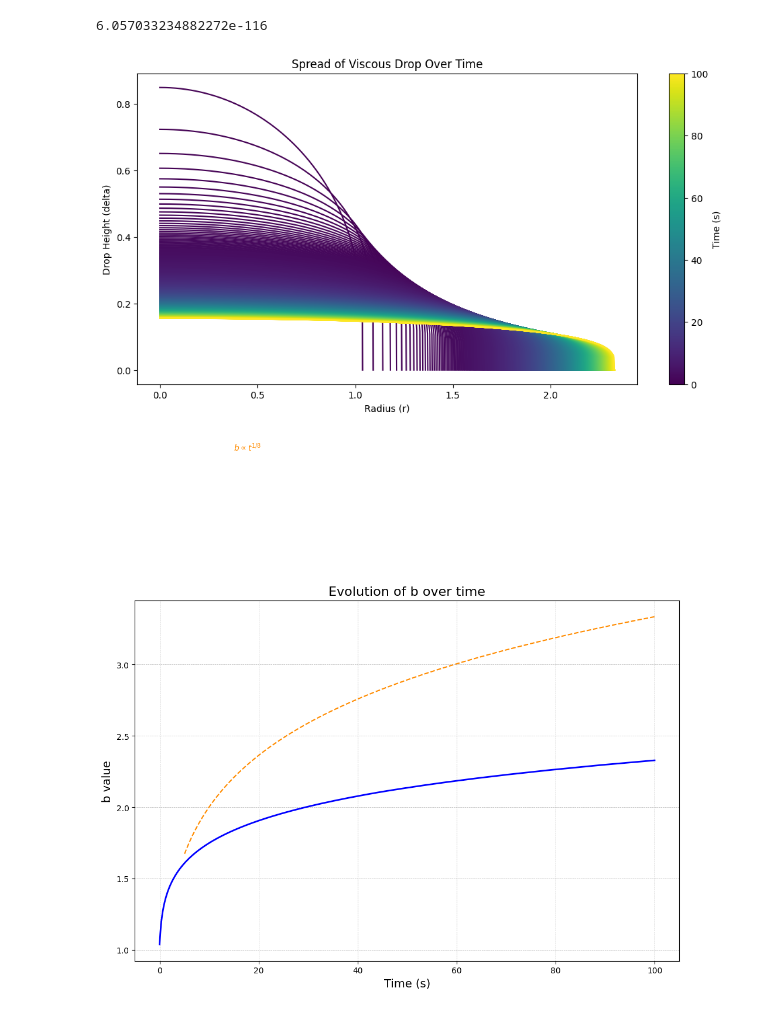
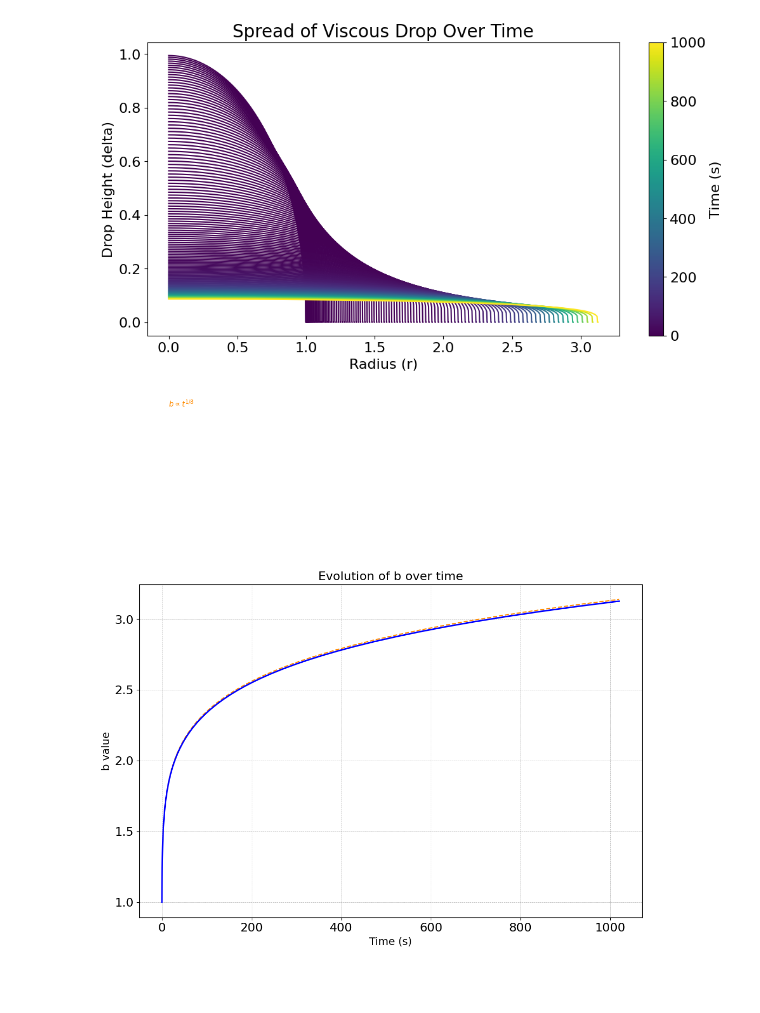
Before and after one commit to skoblens5/APC523_Project, a Jupyter notebook: src/main_notebook.ipynb, the cells around one changed output. Drawn from its saved outputs; the diff is of its cells as text; code cells hidden in the pictures; blank space fills up the shorter version.

Commit message:
implicit adaptive step working

```diff
--- a/src/main_notebook.ipynb
+++ b/src/main_notebook.ipynb
@@ -202,16 +148,9 @@ Spectral rad:1.000005691076755
 # %%
-def trapezoidal_integral(r, u):
-    integral = 0.0
-    for i in range(1, len(u)):
-        area = np.pi * (r[i]**2 - r[i-1]**2)
-        average_height = (u[i] + u[i-1]) / 2
-        integral += area * average_height
-    return integral
+from integrators import trapezoidal_integral
 
-
-def create_matrix(u, d, xi):
+def create_matrix(u, d, xi, dt):
     # Creates Matrix A for Implicit Solver A*u^{n+1} = RHS^{n}
-    k = G*DT/3/NU
+    k = G*dt/3/NU
     N = len(xi)
     dxi = xi[1] - xi[0]
     Out = np.zeros((N,N))
@@ -237,7 +176,7 @@ def create_matrix(u, d, xi):
     #print(Out)
     return Out
 
-def update_profile(delta, b, xi):
+def update_profile(delta, b, xi, V0, dt):
     delta_new = delta
     err = 1
 
@@ -250,18 +189,18 @@ def update_profile(delta, b, xi):
     err = 1
     while err > 1E-10:
         # solve for delta_new through matrix inversion
-        A = create_matrix(delta_new, b, xi)
+        A = create_matrix(delta_new, b, xi, dt)
         delta_new_2 = np.linalg.solve(A, RHS)
         err = np.abs(np.max(delta_new_2 - delta_new))
         delta_new = delta_new_2
 
     return delta_new
 
-def volume_shooting(b, xi, delta_new):
+def volume_shooting(b, xi, delta_new, V0):
     b_range = np.array((0.5*b,3*b))
     err = 1
-    #while err > 1E-6:
-    for i in range(20):
+    while err > 1E-14:
+    #for i in range(20):
         b_guess = np.mean(b_range)
         V_new = trapezoidal_integral(b_guess*xi,delta_new)
 
@@ -271,6 +210,7 @@ def volume_shooting(b, xi, delta_new):
             b_range[0] = b_guess
         else:
             break
+        err = np.abs(V_new - V0)
 
     return b_guess
 
@@ -285,19 +225,23 @@ def main_simulation():
     times = []
     deltas = []
 
-    for time in np.arange(0, SIMULATION_TIME, DT):
-        delta_new = update_profile(delta, b, xi)
-        #V_new = trapezoidal_integral(b * xi, delta_new)
-        #if V_new > 0:
-        #    b *= (V0 / V_new)**(1/3)
+    time = 0
+    dt = DT
+    while time < SIMULATION_TIME:
+    #for time in np.arange(0, SIMULATION_TIME, DT):
+        delta_new = update_profile(delta, b, xi, V0, dt)
 
-        b = volume_shooting(b, xi, delta_new)
+        b = volume_shooting(b, xi, delta_new, V0)
         V_new = trapezoidal_integral(b * xi, delta_new)
+
+        time += dt
 
         delta = delta_new
         volumes.append(V_new)
         bs.append(b)
         times.append(time)
         deltas.append(delta.copy())
+        dt *= 1.1
+
 
     return xi, times, bs, volumes, deltas
@@ -325,4 +247,0 @@ plt.plot(delta_new)
-# %%
-delta_new[-2]
-# %% [output]
-6.057033234882272e-116
@@ -339,7 +264,7 @@ sm.set_array([])
 
 plt.figure(figsize=(12, 6))
 
-step = int(len(times) / 1000)
+step = int(len(times) / len(times))
 
 for i in range(0, len(deltas), step):
     plt.plot(xi * bs[i], deltas[i], color=cmap(norm(times[i])))
@@ -348,31 +273,32 @@ plt.colorbar(sm, label='Time (s)',ax=plt.gca())
 plt.xlabel('Radius (r)')
 plt.ylabel('Drop Height (delta)')
 plt.title('Spread of Viscous Drop Over Time')
+plt.savefig('ProfileImplicit_'+str(N)+'.svg', format='svg', dpi=1200)
 plt.show()
 # %% [output]
-[figure, old version]
+[figure, new version]
 # %%
 times = np.array(times)
 bs = np.array(bs)
 
 start_index = np.where(times > 5)[0][0]
 plt.figure(figsize=(12, 8))
 
-plt.plot(times[start_index:], 3*times[start_index:]**(1/8) - 2, label=r'$C \cdot t^{1/8}$', linestyle='--', color='darkorange')
+plt.plot(times[start_index:], 1.32*times[start_index:]**(1/8), label=r'$C \cdot t^{1/8}$', linestyle='--', color='darkorange')
 plt.text(15,4.5, r'$b \propto t^{1/8}$',color = 'darkorange' )
 
 plt.plot(times, bs, label='b over time', color='blue', linewidth=2)
 
 plt.xlabel('Time (s)', fontsize=14)
 plt.ylabel('b value', fontsize=14)
 plt.title('Evolution of b over time', fontsize=16)
 
 plt.grid(True, which='both', linestyle='--', linewidth=0.5)
 #plt.legend(fontsize=12)
 
 plt.show()
 # %% [output]
-[figure, old version]
+[figure, new version]
 # %%
 times = np.array(times)
 bs = np.array(bs)
```
Also changed, not shown: parts of 21 cells of this notebook, 4 other files.
